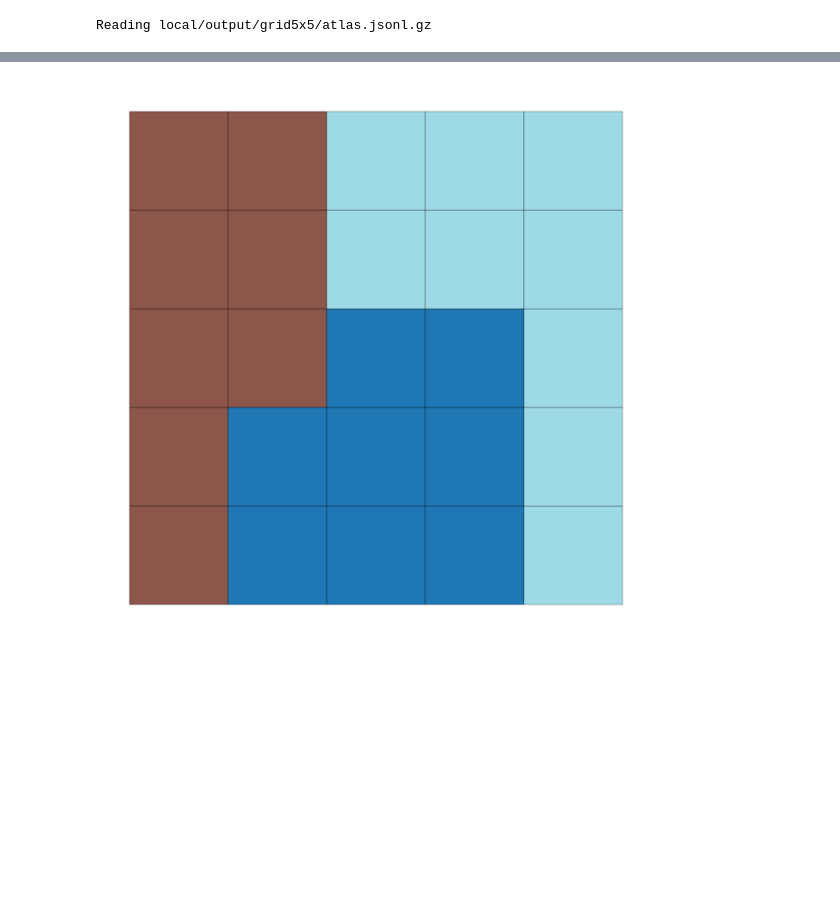
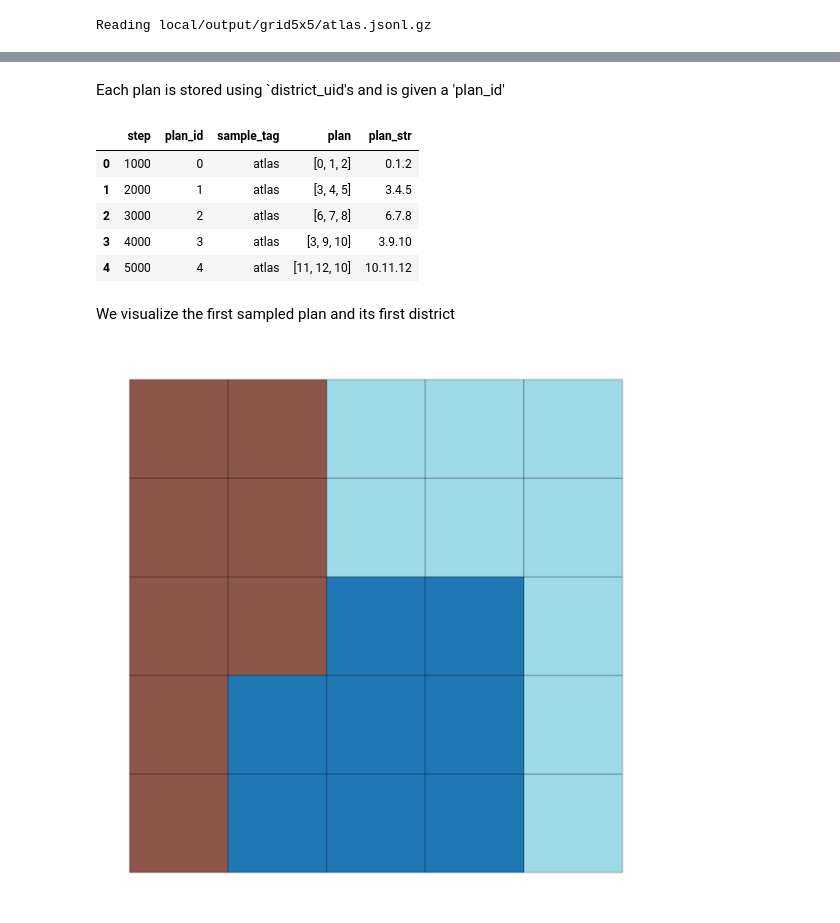
Before and after one commit to zijian-w/gmstrat, a Jupyter notebook: demo.ipynb, the cells around one changed output, grey strips where cells are left out. Cells and saved outputs as stored; diff of their text form; code cells hidden in the pictures; blank space fills up the shorter version.

```diff
--- a/demo.ipynb
+++ b/demo.ipynb
@@ -65,3 +58,16 @@ Reading local/output/grid5x5/atlas.jsonl.gz
+# %% [markdown]
+Each plan is stored using `district_uid's and is given a 'plan_id'
+# %%
+sp.df_plans.head()
+# %% [output]
+|  | step | plan_id | sample_tag | plan | plan_str |
+| 0 | 1000 | 0 | atlas | [0, 1, 2] | 0.1.2 |
+| 1 | 2000 | 1 | atlas | [3, 4, 5] | 3.4.5 |
+| 2 | 3000 | 2 | atlas | [6, 7, 8] | 6.7.8 |
+| 3 | 4000 | 3 | atlas | [3, 9, 10] | 3.9.10 |
+| 4 | 5000 | 4 | atlas | [11, 12, 10] | 10.11.12 |
+# %% [markdown]
+We visualize the first sampled plan and its first district
 # %%
 plan = sp.df_plans.iloc[0].plan
 labels = sp.decode_plan_vector(plan)
```
Also changed, not shown: parts of 12 cells of this notebook.
